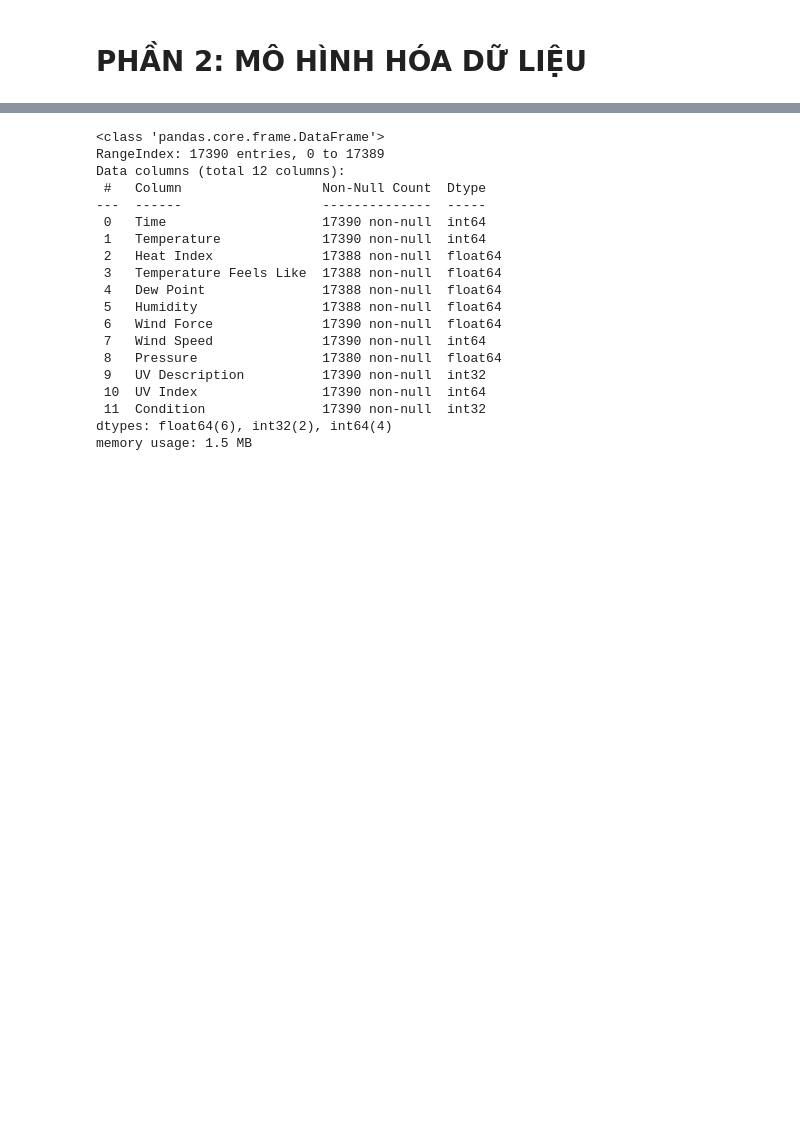
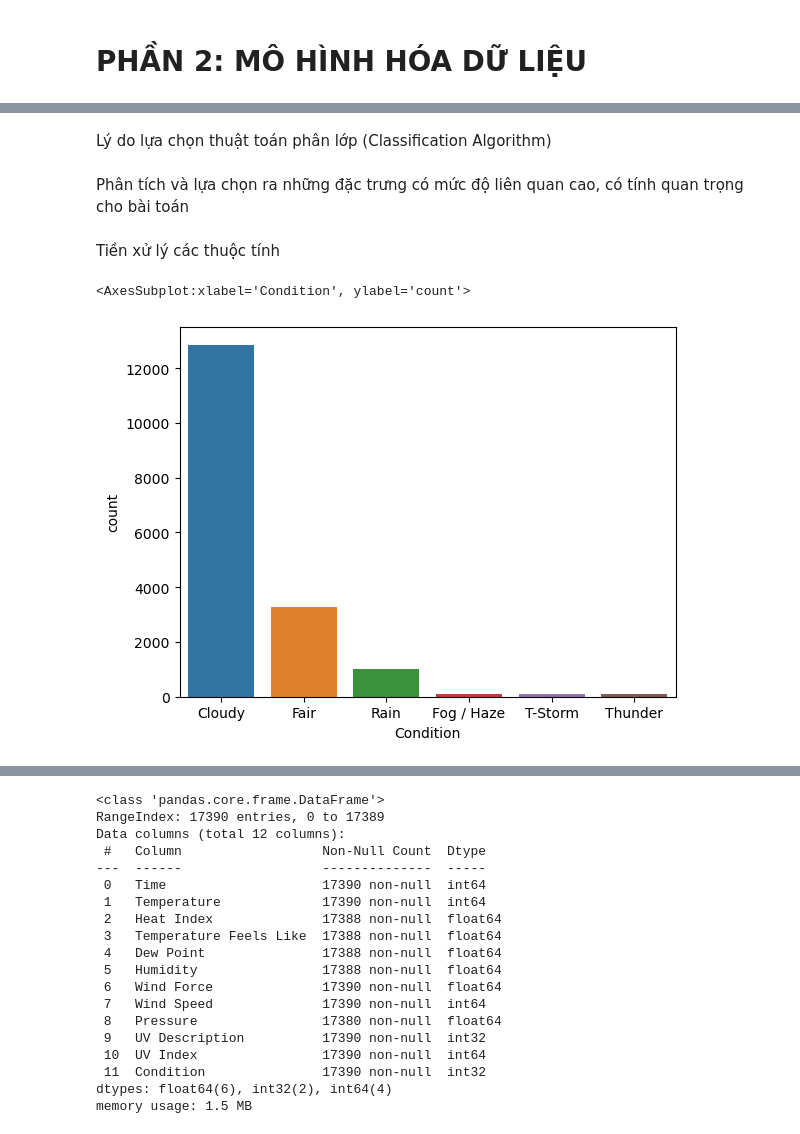
Before and after one commit to duongtanton/NP-KHDL-Gr9, a Jupyter notebook: Data-Modeling.ipynb, the cells around one changed output, grey strips where cells are left out. Saved outputs shown, nothing was run; the diff lists cells and outputs as text; code cells hidden in the pictures; blank space fills up the shorter version.

```diff
--- a/Data-Modeling.ipynb
+++ b/Data-Modeling.ipynb
@@ -18,5 +21,16 @@ df.head()
+# %% [markdown]
+Lý do lựa chọn thuật toán phân lớp (Classification Algorithm)
+# %% [markdown]
+Phân tích và lựa chọn ra những đặc trưng có mức độ liên quan cao, có tính quan trọng cho bài toán
+# %% [markdown]
+Tiền xử lý các thuộc tính
 # %%
 df_copy = df.copy()
+# %%
+sns.countplot(x='Condition', data=df_copy)
+# %% [output]
+<AxesSubplot:xlabel='Condition', ylabel='count'>
+[figure, added]
 # %%
 # Import LabelEncoder
 from sklearn import preprocessing
```
Also changed, not shown: parts of 5 cells of this notebook.
